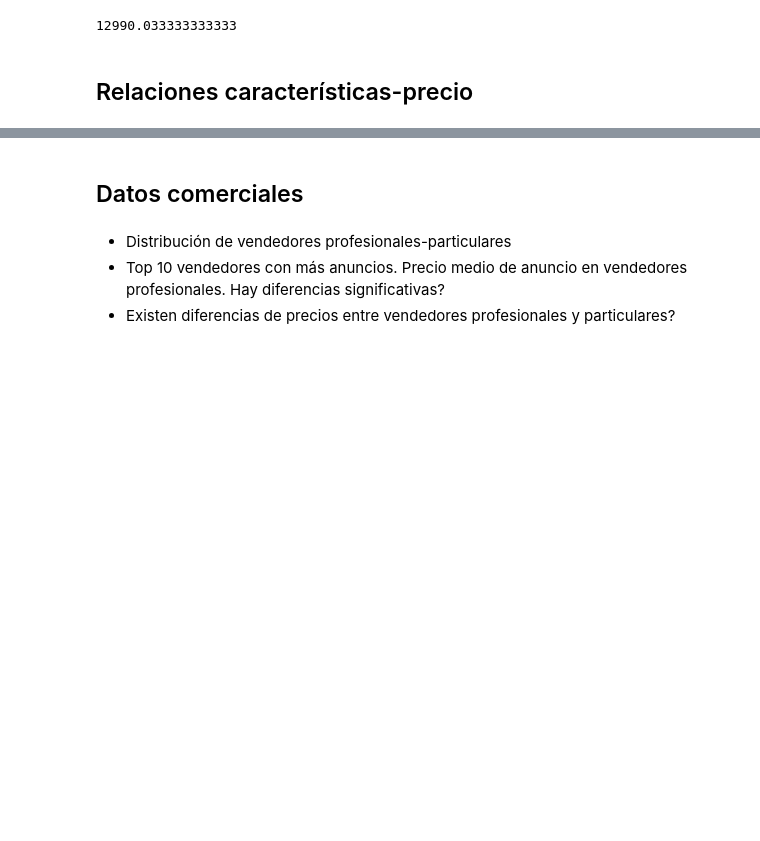
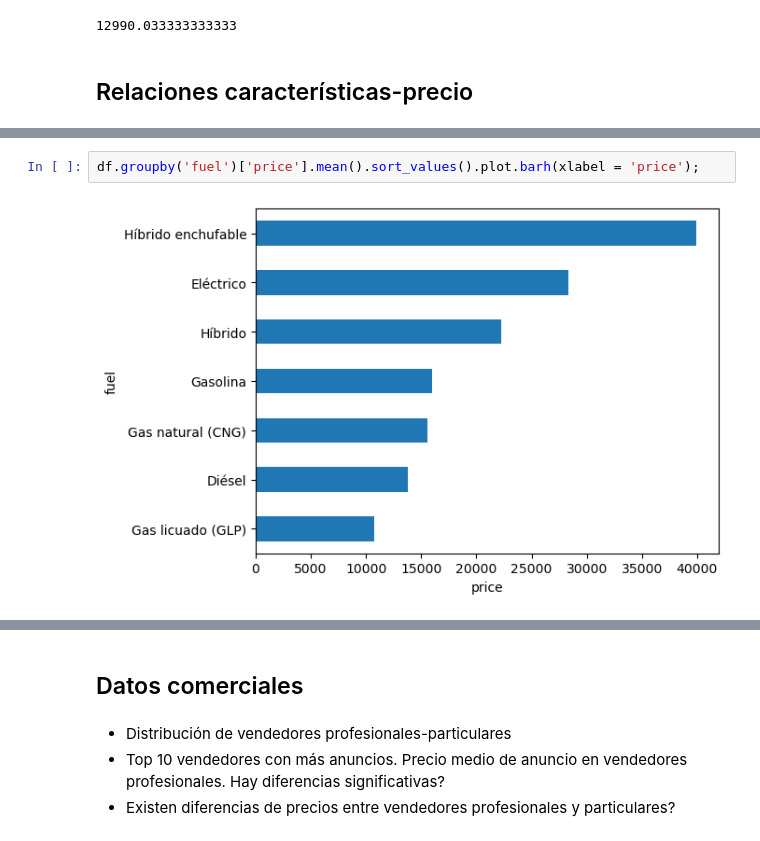
Before and after one commit to jdonosop/proyecto-portafolio, a Jupyter notebook: notebooks/Notebook_1.ipynb, the cells around one changed output, grey strips where cells are left out. Cells and saved outputs as stored; diff of their text form; blank space fills up the shorter version.

```diff
--- a/notebooks/Notebook_1.ipynb
+++ b/notebooks/Notebook_1.ipynb
@@ -304,0 +319,4 @@ df[
+# %%
+df.groupby('fuel')['price'].mean().sort_values().plot.barh(xlabel = 'price');
+# %% [output]
+[figure, added]
```
Also changed, not shown: parts of 24 cells of this notebook, 1 other file.
